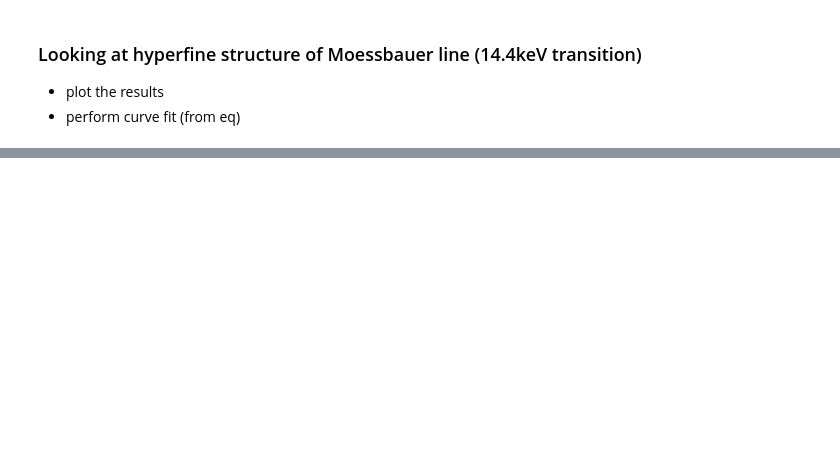
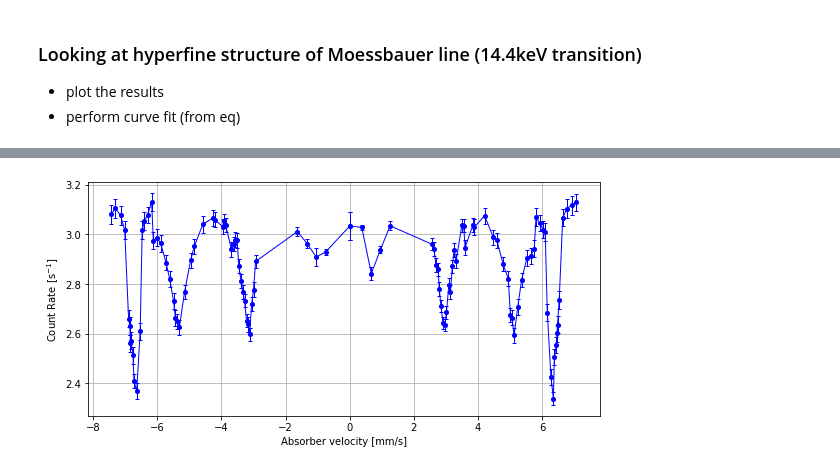
Before and after one commit to tesla1900/advanced-lab-course, a Jupyter notebook: moessbauer/moess_analysis.ipynb, the cells around one changed output, grey strips where cells are left out. Cells and saved outputs as stored; diff of their text form; code cells hidden in the pictures; blank space fills up the shorter version.

```diff
--- a/moessbauer/moess_analysis.ipynb
+++ b/moessbauer/moess_analysis.ipynb
@@ -89,0 +126,16 @@ for i, moess_raw_data in enumerate(moess_raw_datas):
+# %%
+# combine the data
+moess_data_comb = np.concatenate(moess_datas_filt, axis=0)
+
+vel, count_rate, count_rate_err = moess_data_comb[:,0], moess_data_comb[:,5], moess_data_comb[:,6]
+
+
+
+
+fig, ax = plt.subplots(figsize=(8,4), tight_layout=True)
+ax.errorbar(vel, count_rate, yerr=count_rate_err, marker="o", ls="-", lw=1.0, ms=4.0, color="b", capsize=2.0)
+ax.set_xlabel("Absorber velocity [mm/s]")
+ax.set_ylabel("Count Rate [s$^{{-1}}$]")
+ax.grid()
+# %% [output]
+[figure, added]
```
Also changed, not shown: parts of 9 cells of this notebook, 2 other files.
